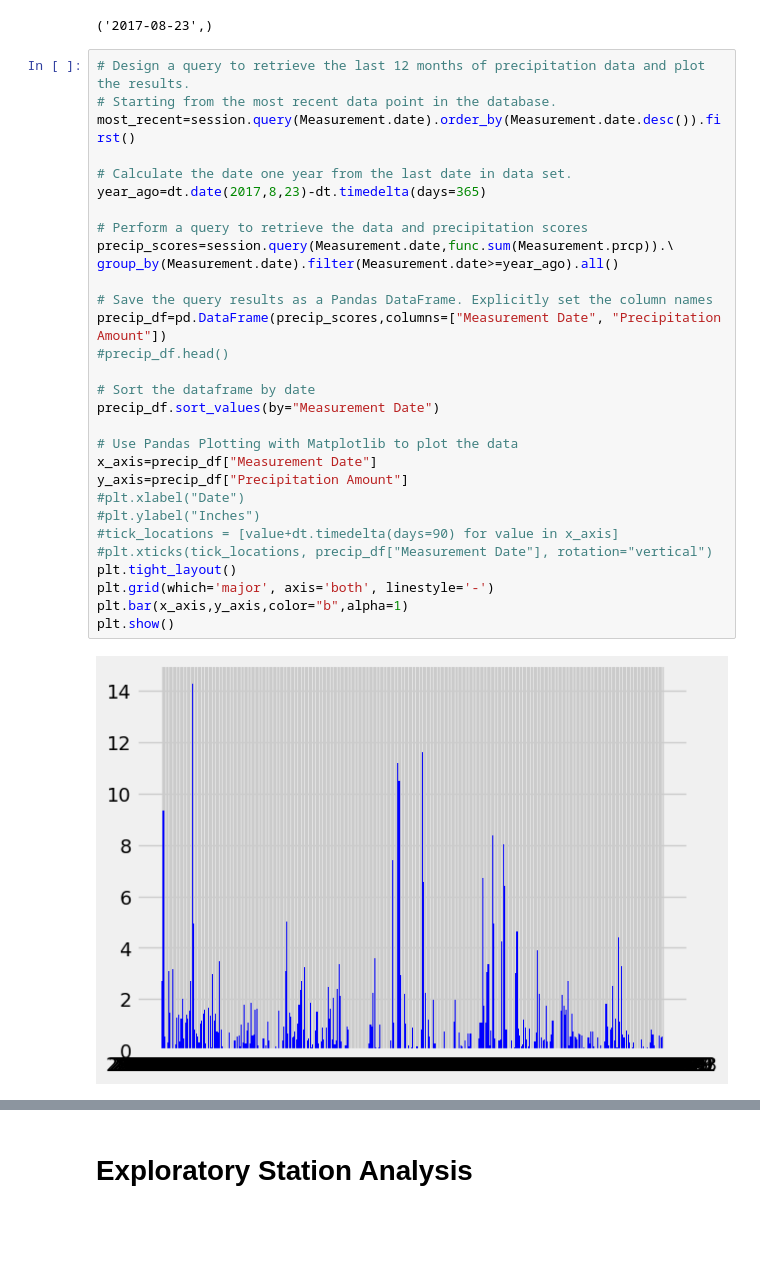
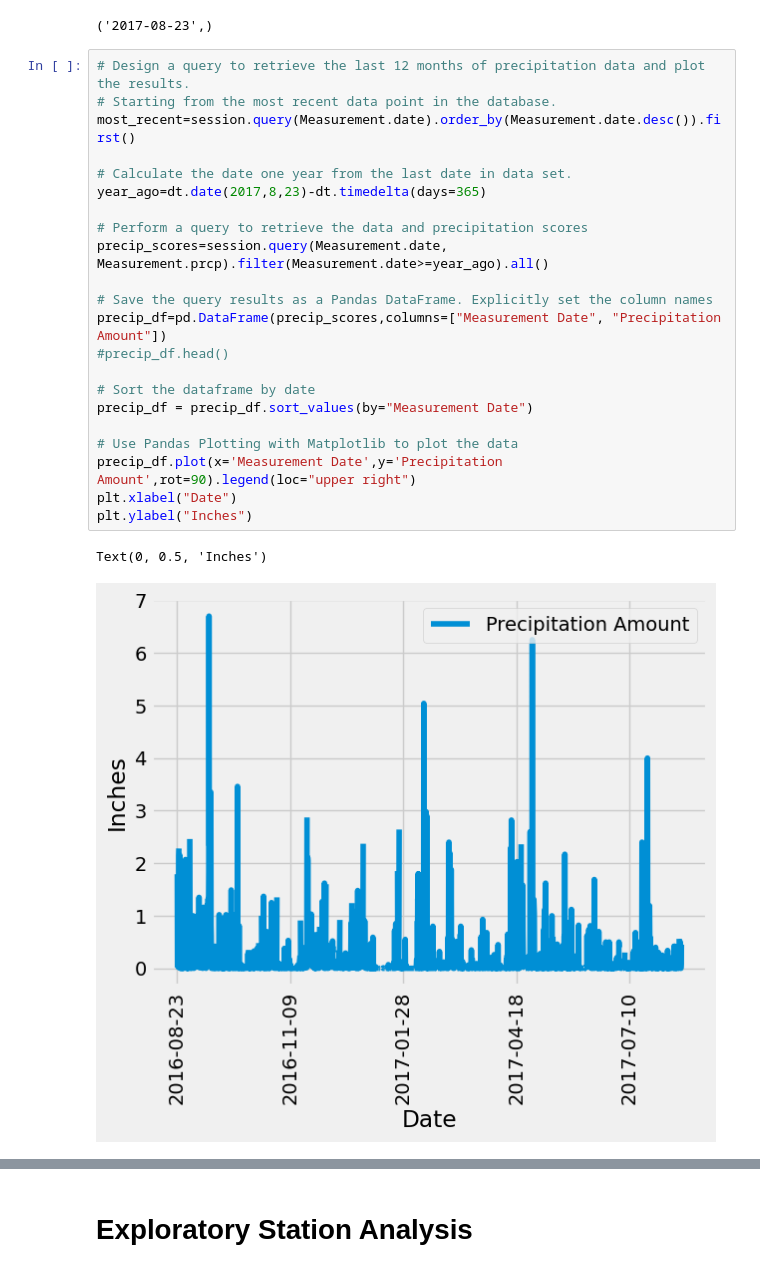
Before and after one commit to katyphillips/sqlalchemy-challenge, a Jupyter notebook: SurfsUp/climate_starter.ipynb, the cells around one changed output, grey strips where cells are left out. Drawn from its saved outputs; the diff is of its cells as text; blank space fills up the shorter version.

```diff
--- a/SurfsUp/climate_starter.ipynb
+++ b/SurfsUp/climate_starter.ipynb
@@ -48,35 +49,28 @@ most_recent
 # %%
 # Design a query to retrieve the last 12 months of precipitation data and plot the results.
 # Starting from the most recent data point in the database.
 most_recent=session.query(Measurement.date).order_by(Measurement.date.desc()).first()
 
 # Calculate the date one year from the last date in data set.
 year_ago=dt.date(2017,8,23)-dt.timedelta(days=365)
 
 # Perform a query to retrieve the data and precipitation scores
-precip_scores=session.query(Measurement.date,func.sum(Measurement.prcp)).\
-group_by(Measurement.date).filter(Measurement.date>=year_ago).all()
+precip_scores=session.query(Measurement.date, Measurement.prcp).filter(Measurement.date>=year_ago).all()
 
 # Save the query results as a Pandas DataFrame. Explicitly set the column names
 precip_df=pd.DataFrame(precip_scores,columns=["Measurement Date", "Precipitation Amount"])
 #precip_df.head()
 
 # Sort the dataframe by date
-precip_df.sort_values(by="Measurement Date")
+precip_df = precip_df.sort_values(by="Measurement Date")
 
 # Use Pandas Plotting with Matplotlib to plot the data
-x_axis=precip_df["Measurement Date"]
-y_axis=precip_df["Precipitation Amount"]
-#plt.xlabel("Date")
-#plt.ylabel("Inches")
-#tick_locations = [value+dt.timedelta(days=90) for value in x_axis]
-#plt.xticks(tick_locations, precip_df["Measurement Date"], rotation="vertical")
-plt.tight_layout()
-plt.grid(which='major', axis='both', linestyle='-')
-plt.bar(x_axis,y_axis,color="b",alpha=1)
-plt.show()
+precip_df.plot(x='Measurement Date',y='Precipitation Amount',rot=90).legend(loc="upper right")
+plt.xlabel("Date")
+plt.ylabel("Inches")
 # %% [output]
+Text(0, 0.5, 'Inches')
-[figure, old version]
+[figure, new version]
 # %%
 # Use Pandas to calculate the summary statistics for the precipitation data
 precip_df.describe()
```
Also changed, not shown: parts of 5 cells of this notebook.
